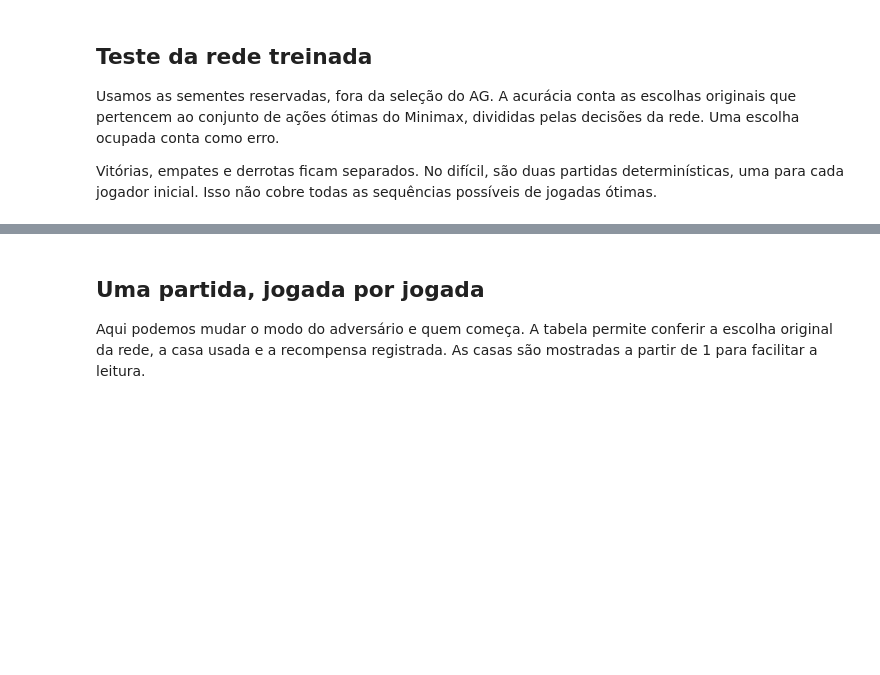
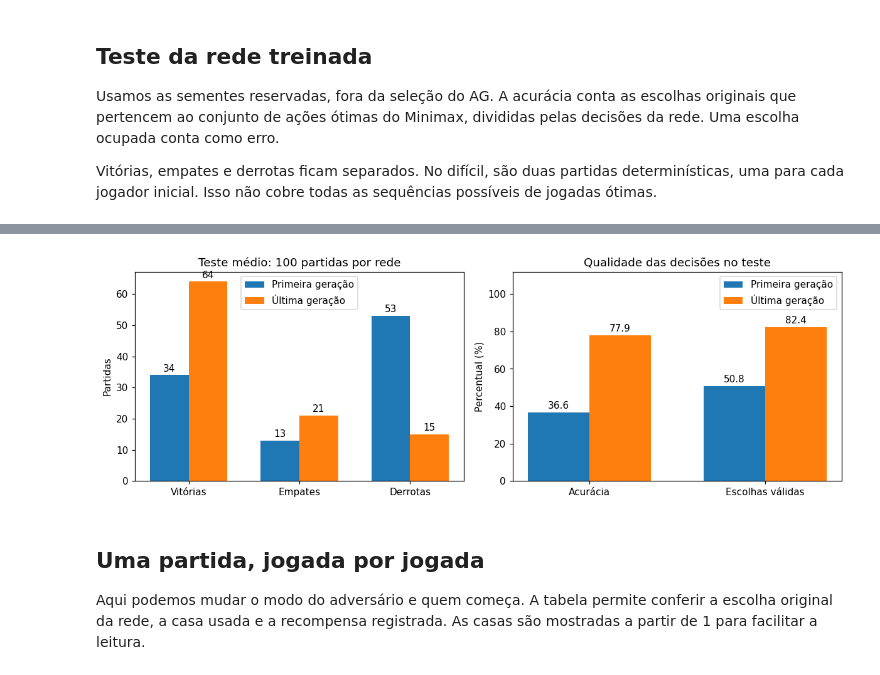
Before and after one commit to jesalvatori/tic-tac-toe-game, a Jupyter notebook: t2/algoritmos/genetico/genetico.ipynb, the cells around one changed output, grey strips where cells are left out. Saved outputs shown, nothing was run; the diff lists cells and outputs as text; code cells hidden in the pictures; blank space fills up the shorter version.

```diff
--- a/t2/algoritmos/genetico/genetico.ipynb
+++ b/t2/algoritmos/genetico/genetico.ipynb
@@ -279,3 +431,23 @@ mostrar_tabela(["Modo", "Partidas", "Vitórias", "Empates", "Derrotas", "Inváli
+# %%
+comparacao_ag = {"Primeira geração": avaliacao_inicial["medium"], "Última geração": avaliacao_final["medium"]}
+fig, eixos = plt.subplots(1, 2, figsize=(11, 3.8))
+x = np.arange(3)
+for i, (nome, r) in enumerate(comparacao_ag.items()):
+    barras = eixos[0].bar(x+(i-0.5)*0.35, [r["vitoria"], r["empate"], r["derrota"]], 0.35, label=nome)
+    eixos[0].bar_label(barras, padding=2)
+eixos[0].set(title="Teste médio: 100 partidas por rede", ylabel="Partidas", xticks=x, xticklabels=["Vitórias", "Empates", "Derrotas"])
+eixos[0].legend()
+x = np.arange(2)
+for i, (nome, r) in enumerate(comparacao_ag.items()):
+    barras = eixos[1].bar(x+(i-0.5)*0.35, [100*r["accuracy"], 100*r["valid_rate"]], 0.35, label=nome)
+    eixos[1].bar_label(barras, fmt="%.1f", padding=2)
+eixos[1].set(title="Qualidade das decisões no teste", ylabel="Percentual (%)", ylim=(0, 112), xticks=x, xticklabels=["Acurácia", "Escolhas válidas"])
+eixos[1].legend()
+fig.tight_layout()
+plt.show()
+plt.close(fig)
+# %% [output]
+[figure, added]
 # %% [markdown]
 ## Uma partida, jogada por jogada
 
```
Also changed, not shown: parts of 17 cells of this notebook, 3 other files.
